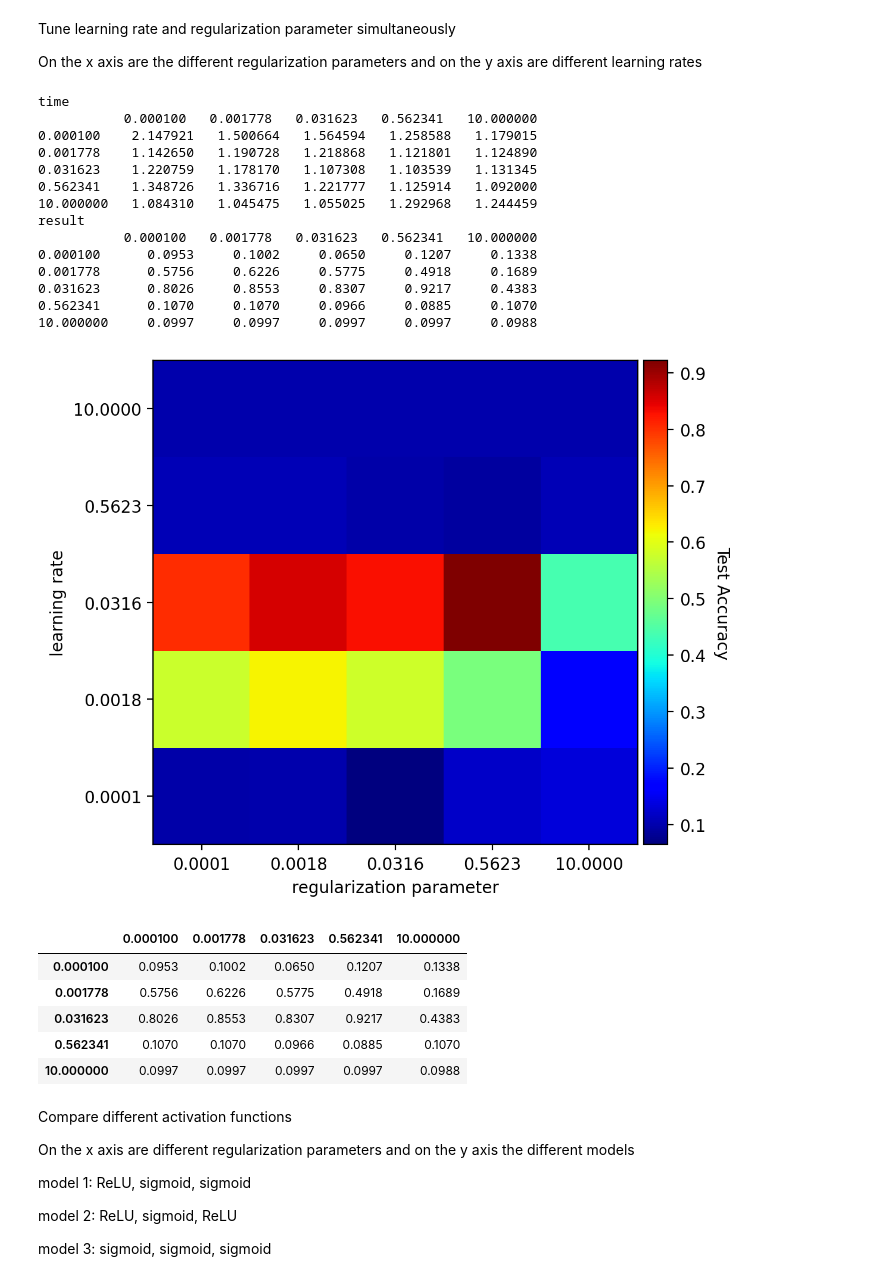
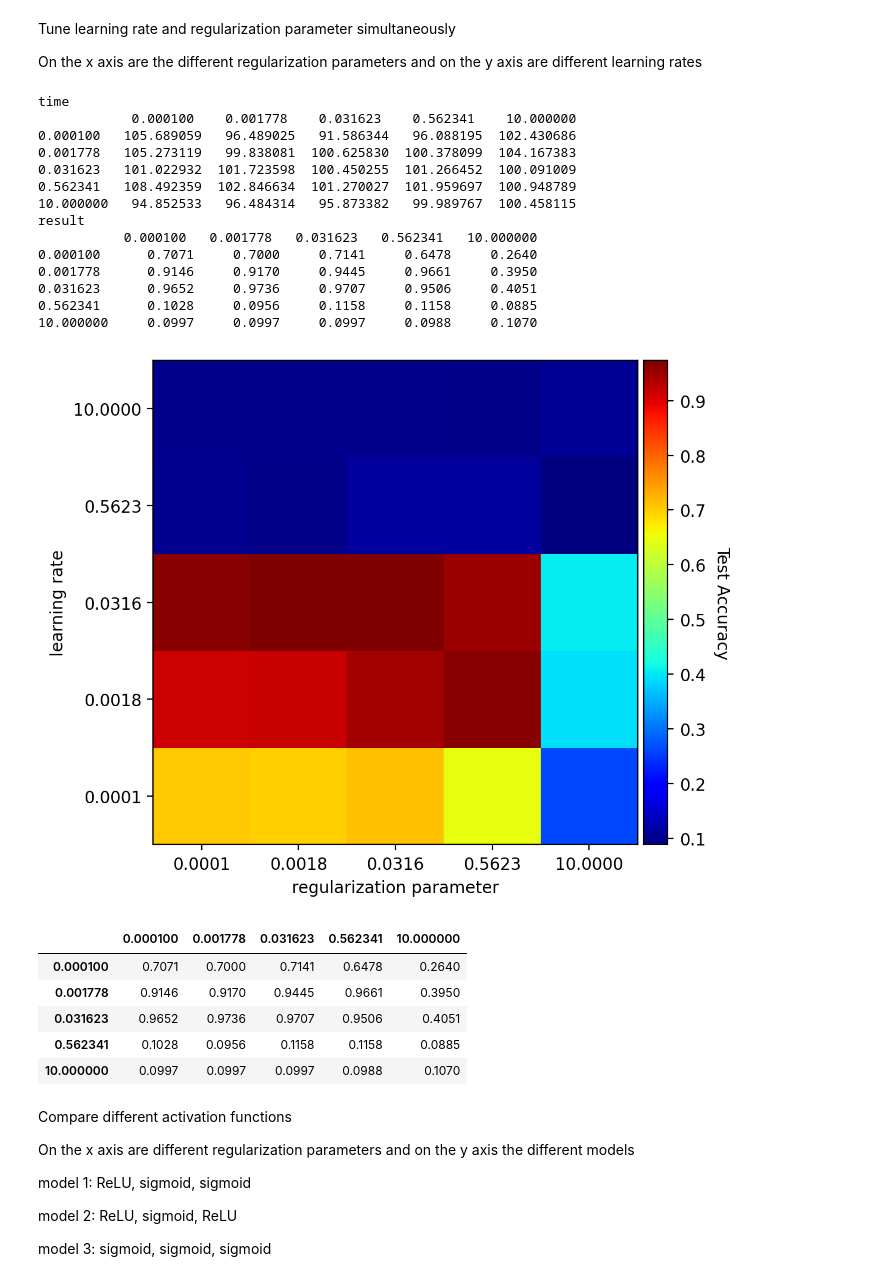
Before and after one commit to thomas-engl/Project2-Applied-ML, a Jupyter notebook: Archive/Thomas/mnist_run.ipynb, the cells around one changed output. Drawn from its saved outputs; the diff is of its cells as text; code cells hidden in the pictures.

```diff
--- a/Archive/Thomas/mnist_run.ipynb
+++ b/Archive/Thomas/mnist_run.ipynb
@@ -50,33 +50,33 @@ On the x axis are the different regularization parameters and on the y axis are
 # %%
 np.random.seed(472)
 layer_output_sizes = [128, 64, 32, output_size]
 activation_funcs = [ReLU, sigmoid, sigmoid, softmax]
 list_lambda = np.logspace(-4,1,5)
 list_learning_rates = np.logspace(-4,1,5)
-epochs = 1 #Lars 100
+epochs = 100 #Lars 100
 tune_learning_rate_reg(X_train, y_train, X_val, y_val, layer_output_sizes, activation_funcs, list_learning_rates, list_lambda, epochs=epochs)
 # %% [output]
 time
-           0.000100   0.001778   0.031623   0.562341   10.000000
-0.000100    2.147921   1.500664   1.564594   1.258588   1.179015
-0.001778    1.142650   1.190728   1.218868   1.121801   1.124890
-0.031623    1.220759   1.178170   1.107308   1.103539   1.131345
-0.562341    1.348726   1.336716   1.221777   1.125914   1.092000
-10.000000   1.084310   1.045475   1.055025   1.292968   1.244459
+            0.000100    0.001778    0.031623    0.562341    10.000000
+0.000100   105.689059   96.489025   91.586344   96.088195  102.430686
+0.001778   105.273119   99.838081  100.625830  100.378099  104.167383
+0.031623   101.022932  101.723598  100.450255  101.266452  100.091009
+0.562341   108.492359  102.846634  101.270027  101.959697  100.948789
+10.000000   94.852533   96.484314   95.873382   99.989767  100.458115
 result
            0.000100   0.001778   0.031623   0.562341   10.000000
-0.000100      0.0953     0.1002     0.0650     0.1207     0.1338
-0.001778      0.5756     0.6226     0.5775     0.4918     0.1689
-0.031623      0.8026     0.8553     0.8307     0.9217     0.4383
-0.562341      0.1070     0.1070     0.0966     0.0885     0.1070
-10.000000     0.0997     0.0997     0.0997     0.0997     0.0988
+0.000100      0.7071     0.7000     0.7141     0.6478     0.2640
+0.001778      0.9146     0.9170     0.9445     0.9661     0.3950
+0.031623      0.9652     0.9736     0.9707     0.9506     0.4051
+0.562341      0.1028     0.0956     0.1158     0.1158     0.0885
+10.000000     0.0997     0.0997     0.0997     0.0988     0.1070
-[figure, old version]
+[figure, new version]
 |  | 0.000100 | 0.001778 | 0.031623 | 0.562341 | 10.000000 |
-| 0.000100 | 0.0953 | 0.1002 | 0.0650 | 0.1207 | 0.1338 |
-| 0.001778 | 0.5756 | 0.6226 | 0.5775 | 0.4918 | 0.1689 |
-| 0.031623 | 0.8026 | 0.8553 | 0.8307 | 0.9217 | 0.4383 |
-| 0.562341 | 0.1070 | 0.1070 | 0.0966 | 0.0885 | 0.1070 |
-| 10.000000 | 0.0997 | 0.0997 | 0.0997 | 0.0997 | 0.0988 |
+| 0.000100 | 0.7071 | 0.7000 | 0.7141 | 0.6478 | 0.2640 |
+| 0.001778 | 0.9146 | 0.9170 | 0.9445 | 0.9661 | 0.3950 |
+| 0.031623 | 0.9652 | 0.9736 | 0.9707 | 0.9506 | 0.4051 |
+| 0.562341 | 0.1028 | 0.0956 | 0.1158 | 0.1158 | 0.0885 |
+| 10.000000 | 0.0997 | 0.0997 | 0.0997 | 0.0988 | 0.1070 |
 # %% [markdown]
 Compare different activation functions
 
```
Also changed, not shown: parts of 6 cells of this notebook.
